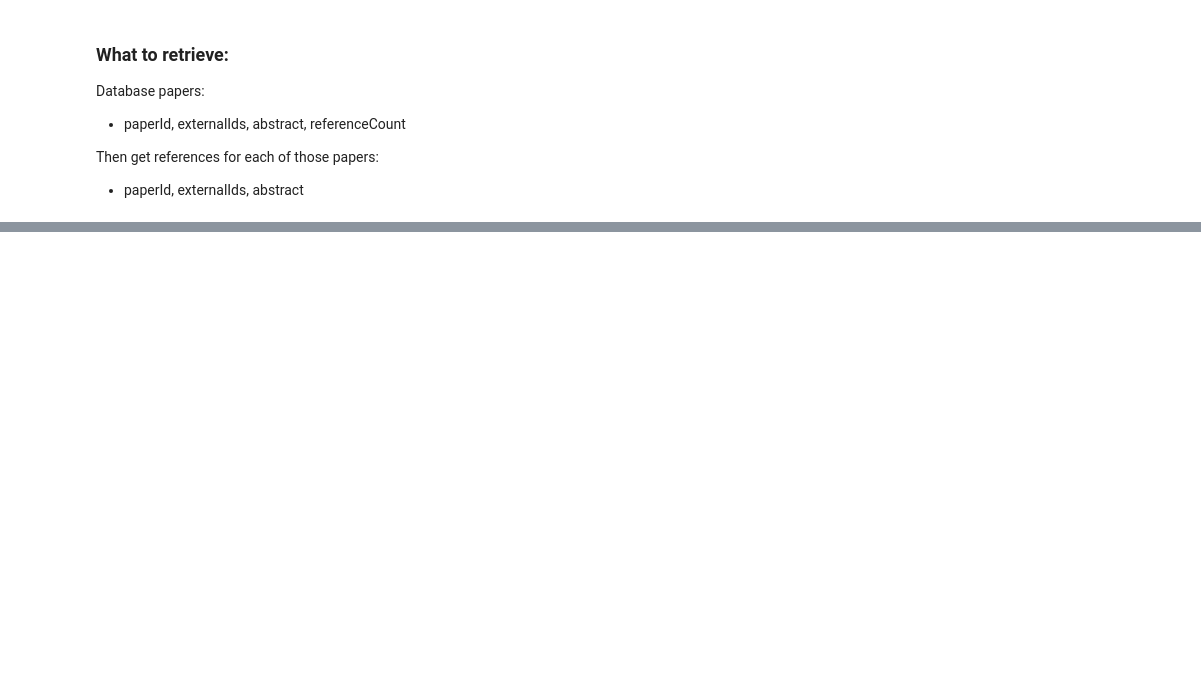
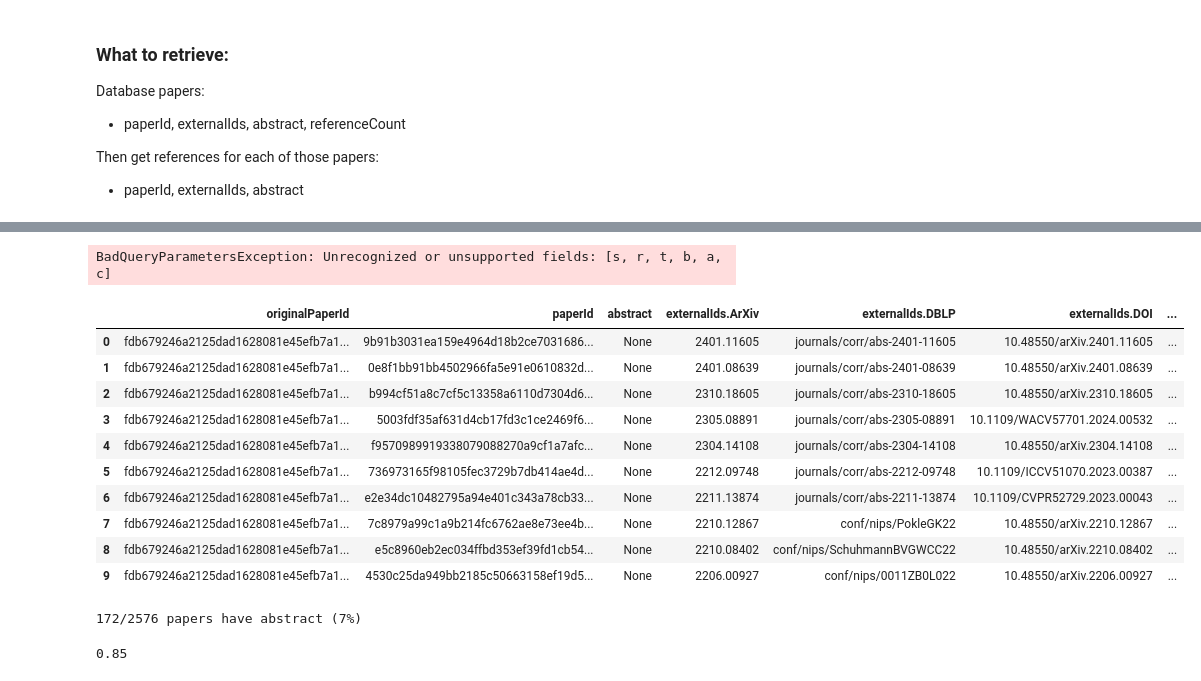
Before and after one commit to LuisCarretero/dsl-research-assistant, a Jupyter notebook: src/semantic_search/dev/retrieval_dev.ipynb, the cells around one changed output, grey strips where cells are left out. Cells and saved outputs as stored; diff of their text form; code cells hidden in the pictures; blank space fills up the shorter version.

```diff
--- a/src/semantic_search/dev/retrieval_dev.ipynb
+++ b/src/semantic_search/dev/retrieval_dev.ipynb
@@ -244,4 +207,4 @@ Computing Machinery and Intelligence
 # %%
-raw_dir = '/cluster/home/lcarretero/workspace/dsl/dsl-research-assistant/raw-data/Conversions/opencvf-data/txt'
-
-df = pd.DataFrame([(str(fpath), fpath.name) for fpath in Path(raw_dir).glob("*.txt")], columns=['fpath', 'fname'])
+metadata_fpath = '/cluster/home/lcarretero/workspace/dsl/dsl-research-assistant/raw-data/metadata/paper_metadata.csv'
+df = pd.read_csv(metadata_fpath)
+df.head()
@@ -248,11 +217,0 @@ df = pd.DataFrame([(str(fpath), fpath.name) for fpath in Path(raw_dir).glob("*.t
-# %%
-import re
-
-def get_title(fpath: str):
-    doc_text = Path(fpath).read_text(encoding="utf-8")
-    title_match = re.search(r'## ([^\n#]+)', doc_text)
-    if title_match is None:  # Fallback: Extract from file name
-        return ' '.join(Path(fpath).stem.split('_')[1:-3])
-    return title_match.group(1)
-
-df['title'] = df['fpath'].apply(get_title)
@@ -297,0 +282,10 @@ Then get references for each of those papers:
+# %%
+import requests
+import json
+
+r = requests.post(
+    'https://api.semanticscholar.org/graph/v1/paper/batch',
+    params={'fields': 'references.abstract'},  # 'title,paperId,externalIds,abstract,references.title,references.paperId,
+    json={'ids': ['7433da608f60204cf0845fbd26cb83982e891875']}
+)
+res = r.json()[0]
@@ -298,2 +332,38 @@ Then get references for each of those papers:
+# %%
+sch.get_paper_references(paper_id='7433da608f60204cf0845fbd26cb83982e891875', fields=['title', 'paperId', 'externalIds', 'abstract'], limit=1).items[0]['citedPaper']
+# %% [output]
+BadQueryParametersException: Unrecognized or unsupported fields: [s, r, t, b, a, c]
+# %%
+tot = []
+for paper_id in tqdm(df.paperId.iloc[:50]):
+    res = get_referenced_papers(sch, paper_id)
+    tot.extend(res)
+
+df2 = pd.DataFrame(tot)
+# %%
+df2[df2.abstract.isna()].iloc[:10]
+# %% [output]
+|  | originalPaperId | paperId | abstract | externalIds.ArXiv | externalIds.DBLP | externalIds.DOI | ... |
+| 0 | fdb679246a2125dad1628081e45efb7a1... | 9b91b3031ea159e4964d18b2ce7031686... | None | 2401.11605 | journals/corr/abs-2401-11605 | 10.48550/arXiv.2401.11605 | ... |
+| 1 | fdb679246a2125dad1628081e45efb7a1... | 0e8f1bb91bb4502966fa5e91e0610832d... | None | 2401.08639 | journals/corr/abs-2401-08639 | 10.48550/arXiv.2401.08639 | ... |
+| 2 | fdb679246a2125dad1628081e45efb7a1... | b994cf51a8c7cf5c13358a6110d7304d6... | None | 2310.18605 | journals/corr/abs-2310-18605 | 10.48550/arXiv.2310.18605 | ... |
+| 3 | fdb679246a2125dad1628081e45efb7a1... | 5003fdf35af631d4cb17fd3c1ce2469f6... | None | 2305.08891 | journals/corr/abs-2305-08891 | 10.1109/WACV57701.2024.00532 | ... |
+| 4 | fdb679246a2125dad1628081e45efb7a1... | f9570989919338079088270a9cf1a7afc... | None | 2304.14108 | journals/corr/abs-2304-14108 | 10.48550/arXiv.2304.14108 | ... |
+| 5 | fdb679246a2125dad1628081e45efb7a1... | 736973165f98105fec3729b7db414ae4d... | None | 2212.09748 | journals/corr/abs-2212-09748 | 10.1109/ICCV51070.2023.00387 | ... |
+| 6 | fdb679246a2125dad1628081e45efb7a1... | e2e34dc10482795a94e401c343a78cb33... | None | 2211.13874 | journals/corr/abs-2211-13874 | 10.1109/CVPR52729.2023.00043 | ... |
+| 7 | fdb679246a2125dad1628081e45efb7a1... | 7c8979a99c1a9b214fc6762ae8e73ee4b... | None | 2210.12867 | conf/nips/PokleGK22 | 10.48550/arXiv.2210.12867 | ... |
+| 8 | fdb679246a2125dad1628081e45efb7a1... | e5c8960eb2ec034ffbd353ef39fd1cb54... | None | 2210.08402 | conf/nips/SchuhmannBVGWCC22 | 10.48550/arXiv.2210.08402 | ... |
+| 9 | fdb679246a2125dad1628081e45efb7a1... | 4530c25da949bb2185c50663158ef19d5... | None | 2206.00927 | conf/nips/0011ZB0L022 | 10.48550/arXiv.2206.00927 | ... |
+# %%
+print(f'{(~df2.abstract.isna()).sum()}/{len(df2)} papers have abstract ({(1-df2.abstract.isna().sum()/len(df2))*100:.0f}%)')
+# %% [output]
+172/2576 papers have abstract (7%)
+# %%
+
+sch.get_paper_references(paper_id=paper_id, fields=['title', 'paperId', 'externalIds', 'abstract'], limit=1).items[0]['citedPaper']
+df2 = pd.DataFrame(res)
+df2.abstract.isna().sum()/len(df2)
+# %% [output]
+0.85
 # %%
 # %% [output]
```
Also changed, not shown: parts of 25 cells of this notebook, 3 other files.
